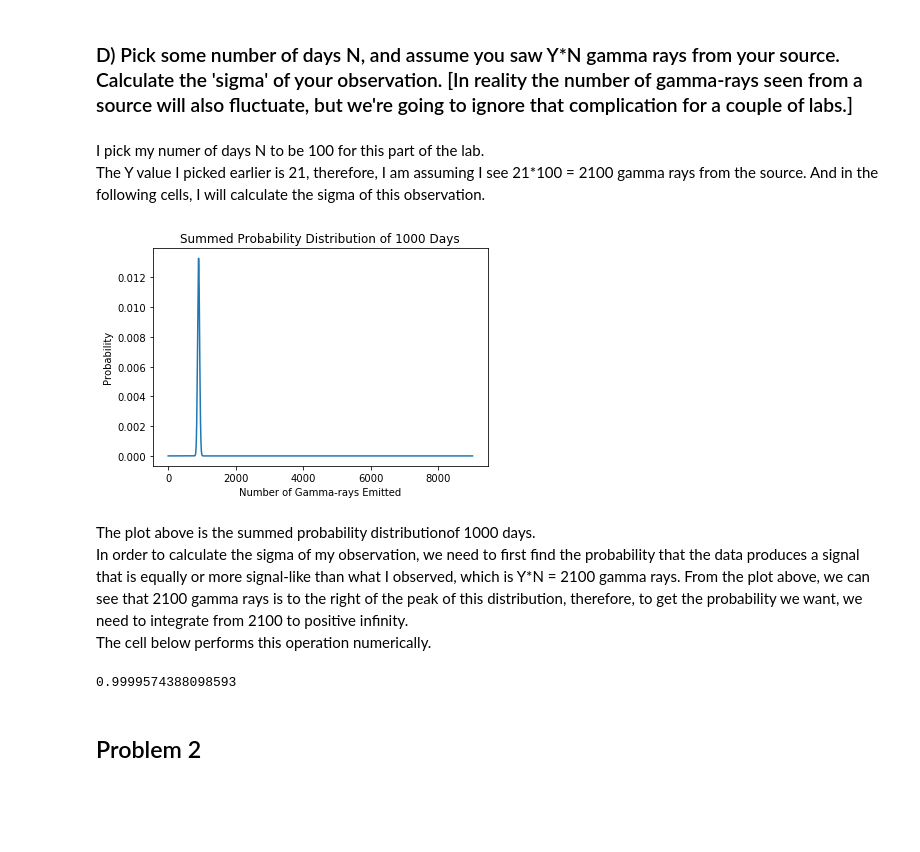
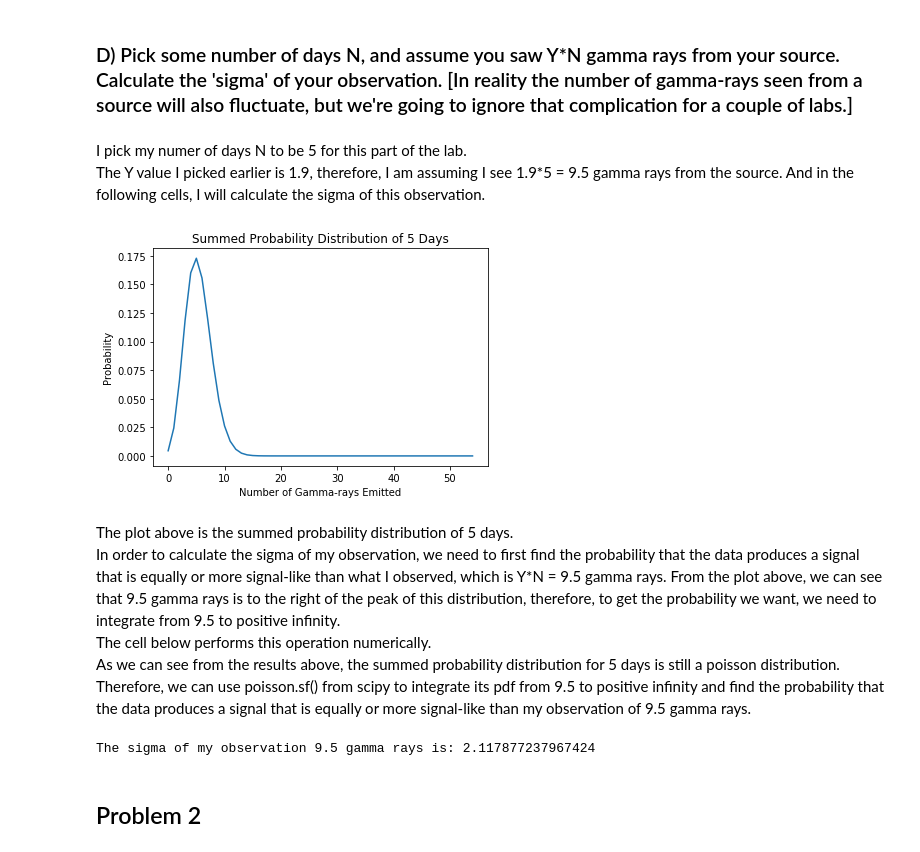
Before and after one commit to an9elaxz/PHYS-434, a Jupyter notebook: Lab2.ipynb, the cells around one changed output. Saved outputs shown, nothing was run; the diff lists cells and outputs as text; code cells hidden in the pictures; blank space fills up the shorter version.

Commit message:
Second Version: completed all parts

```diff
--- a/Lab2.ipynb
+++ b/Lab2.ipynb
@@ -199,47 +200,50 @@ Our plots above illustrate the central limit theorem very well.
 # %% [markdown]
 ### D) Pick some number of days N, and assume you saw Y*N gamma rays from your source. Calculate the 'sigma' of your observation. [In reality the number of gamma-rays seen from a source will also fluctuate, but we're going to ignore that complication for a couple of labs.]
 # %% [markdown]
-I pick my numer of days N to be 100 for this part of the lab.<br>
-The Y value I picked earlier is 21, therefore, I am assuming I see 21*100 = 2100 gamma rays from the source. And in the following cells, I will calculate the sigma of this observation.
+I pick my numer of days N to be 5 for this part of the lab.<br>
+The Y value I picked earlier is 1.9, therefore, I am assuming I see 1.9*5 = 9.5 gamma rays from the source. And in the following cells, I will calculate the sigma of this observation.
 # %%
-y = 21
-N = 100
+y = 1.9
+N = 5
 
 ## Calculate the sigma of this observation
 # first get the summed probability distribution for N days
-## average over 1000 days
-days = 1000
+## average over 5 days
+days = N
 # first calculate the pmf for the poisson distribution
-pmf1_1000days = poisson.pmf(xAxis, x)
-pmf2_1000days = poisson.pmf(xAxis, x)
-# then convolve the pmf for 1000 days
+pmf1_5days = poisson.pmf(xAxis, x)
+pmf2_5days = poisson.pmf(xAxis, x)
+# then convolve the pmf for 5 days
 for i in range(0, days):
-    pmf_dist_1000days = np.convolve(pmf1_1000days, pmf2_1000days)
-    pmf1_1000days = pmf_dist_1000days
-# average the result of convolution by the convolved times -> rescale x axis
-x_avg1000 = np.linspace(xmin,xmax,pmf1_1000days.size)
+    pmf_dist_5days = np.convolve(pmf1_5days, pmf2_5days)
+    pmf1_5days = pmf_dist_5days
 
 ## plot the summed distribution and the averaged one
 # create a figure with 2 subplots
 fig, ax = plt.subplots(1,1)
-# plot the summed probability distribution of 50 days
-ax.plot(pmf_dist_1000days);
-ax.title.set_text("Summed Probability Distribution of 1000 Days");
+# plot the summed probability distribution of 5 days
+ax.plot(pmf_dist_5days);
+ax.title.set_text("Summed Probability Distribution of 5 Days");
 ax.set_xlabel("Number of Gamma-rays Emitted");
 ax.set_ylabel("Probability");
+left,right = ax.get_xlim()
 # %% [output]
-[figure, old version]
+[figure, new version]
 # %% [markdown]
-The plot above is the summed probability distributionof 1000 days. <br>
-In order to calculate the sigma of my observation, we need to first find the probability that the data produces a signal that is equally or more signal-like than what I observed, which is Y*N = 2100 gamma rays. From the plot above, we can see that 2100 gamma rays is to the right of the peak of this distribution, therefore, to get the probability we want, we need to integrate from 2100 to positive infinity.<br>
-The cell below performs this operation numerically.
+The plot above is the summed probability distribution of 5 days. <br>
+In order to calculate the sigma of my observation, we need to first find the probability that the data produces a signal that is equally or more signal-like than what I observed, which is Y*N = 9.5 gamma rays. From the plot above, we can see that 9.5 gamma rays is to the right of the peak of this distribution, therefore, to get the probability we want, we need to integrate from 9.5 to positive infinity.<br>
+The cell below performs this operation numerically. <br>
+As we can see from the results above, the summed probability distribution for 5 days is still a poisson distribution. Therefore, we can use poisson.sf() from scipy to integrate its pdf from 9.5 to positive infinity and find the probability that the data produces a signal that is equally or more signal-like than my observation of 9.5 gamma rays.
 # %%
-## Calculate the probability that the data produces a signal that is equally or more signal-like than what I observed, which is Y*N = 2100 gamma rays
-# integrate the distribution from 2100 to positive infinity
-p_2100 = np.trapz(pmf_dist_1000days)
-print(p_2100)
+## Calculate the probability that the data produces a signal that is equally or more signal-like than what I observed, which is Y*N = 9.5 gamma rays
+# integrate the distribution from 9.5 to positive infinity
+mu = x*N
+p_5 = poisson.sf(9.5,mu)
+
+sigma = stats.norm.ppf(p_5)
+print("The sigma of my observation 9.5 gamma rays is: " + str(abs(sigma)))
 # %% [output]
-0.9999574388098593
+The sigma of my observation 9.5 gamma rays is: 2.117877237967424
 # %% [markdown]
 ## Problem 2
 # %% [markdown]
```
Also changed, not shown: parts of 28 cells of this notebook.
